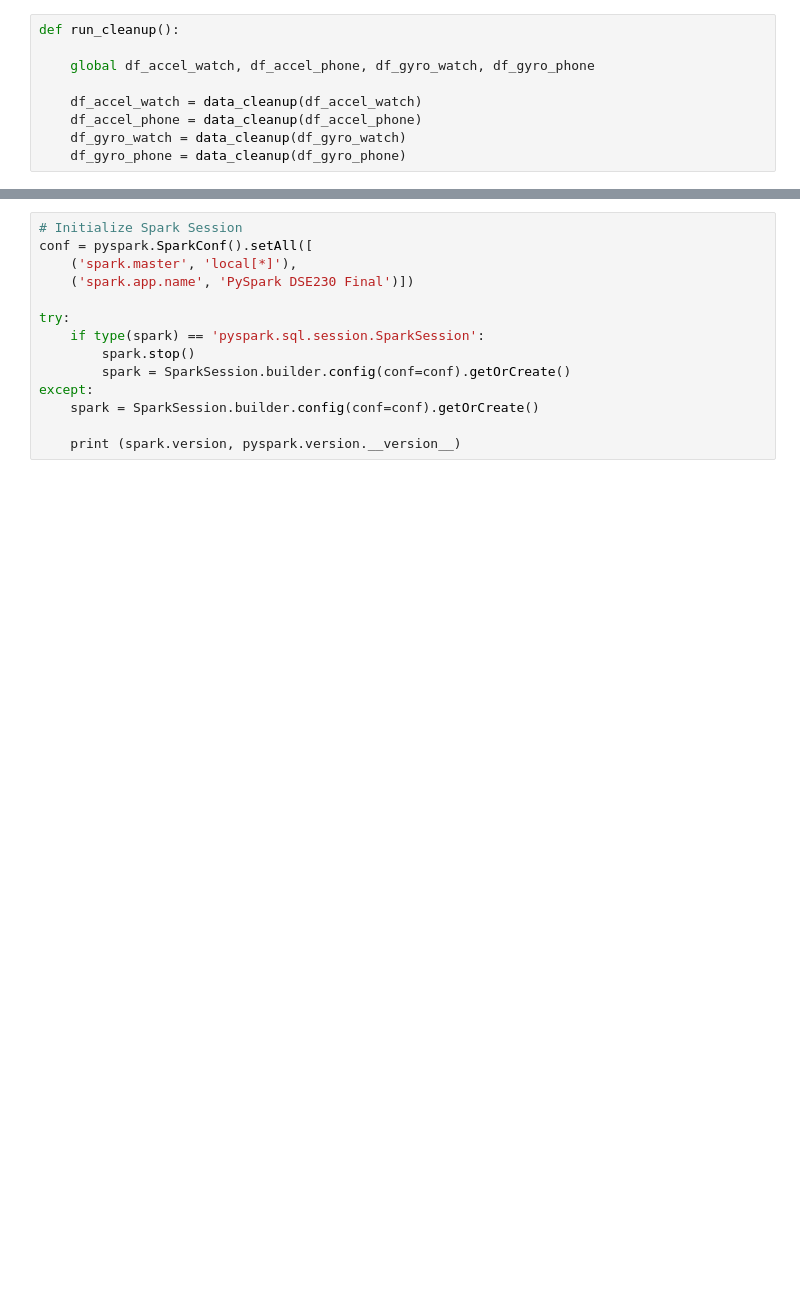
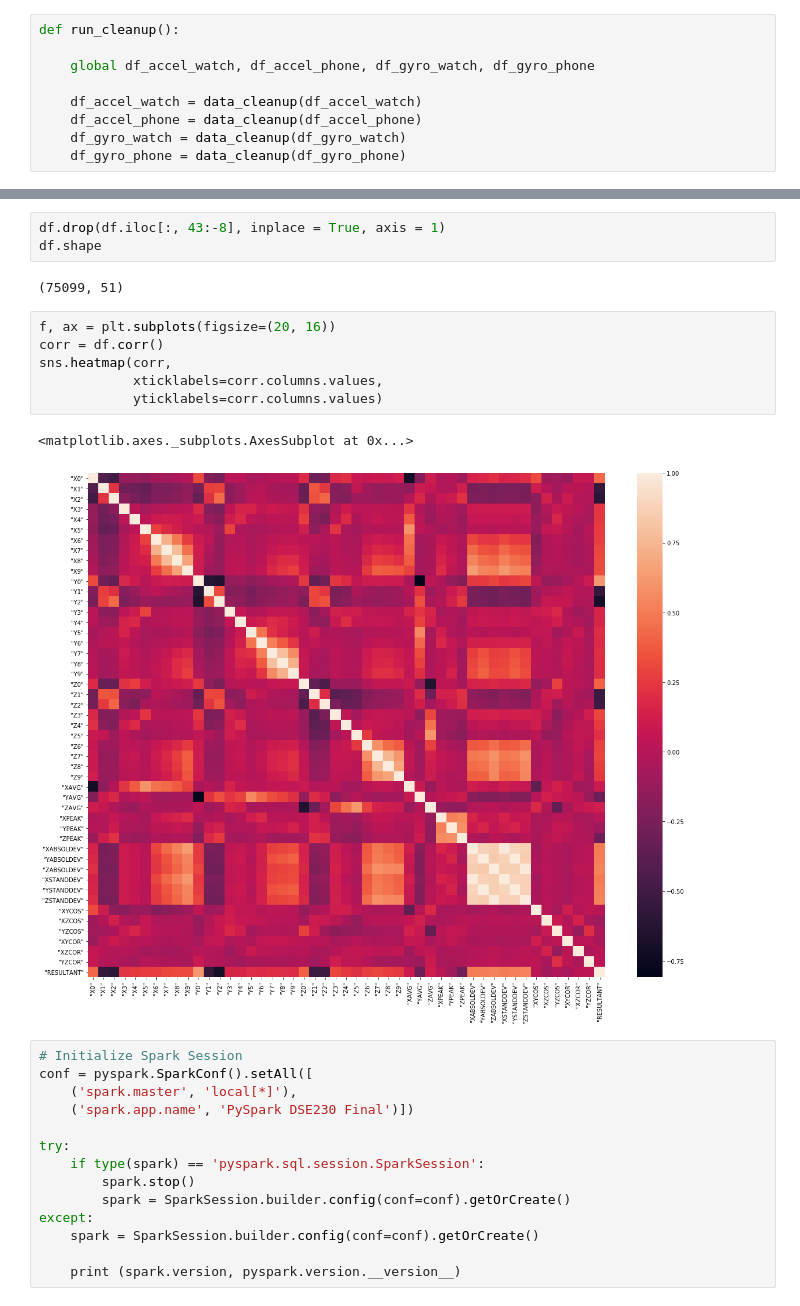
Before and after one commit to mustafaburny/dse-230-final-project, a Jupyter notebook: DSE230-Final_Project.ipynb, the cells around one changed output, grey strips where cells are left out. Saved outputs shown, nothing was run; the diff lists cells and outputs as text; blank space fills up the shorter version.

```diff
--- a/DSE230-Final_Project.ipynb
+++ b/DSE230-Final_Project.ipynb
@@ -140,3 +237,17 @@ df.shape
+# %%
+df.drop(df.iloc[:, 43:-8], inplace = True, axis = 1)
+df.shape
+# %% [output]
+(75099, 51)
+# %%
+f, ax = plt.subplots(figsize=(20, 16))
+corr = df.corr()
+sns.heatmap(corr,
+            xticklabels=corr.columns.values,
+            yticklabels=corr.columns.values)
+# %% [output]
+<matplotlib.axes._subplots.AxesSubplot at 0x...>
+[figure, added]
 # %%
 # Initialize Spark Session
 conf = pyspark.SparkConf().setAll([
```
Also changed, not shown: parts of 46 cells of this notebook.
